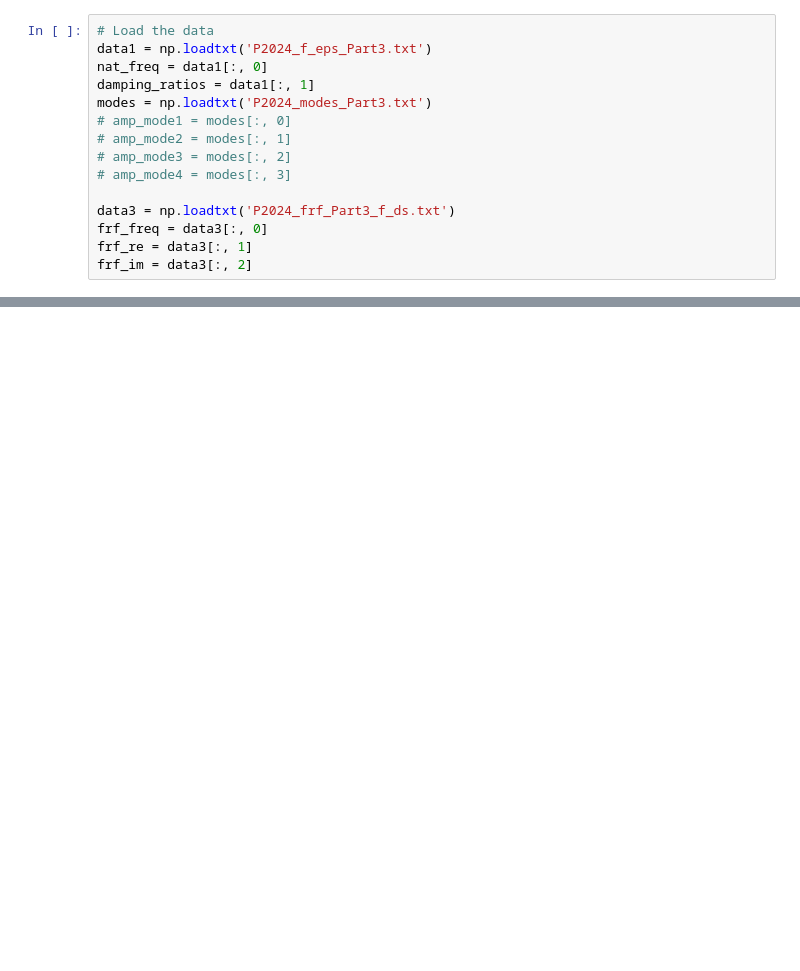
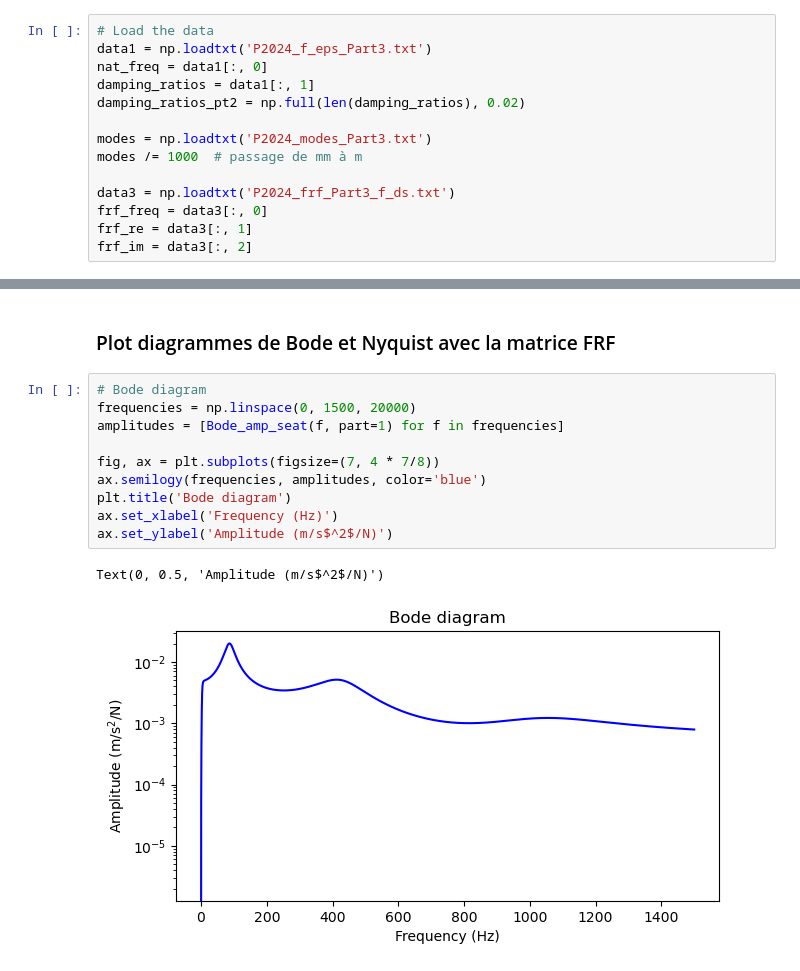
Before and after one commit to tomBeauve/DSM-Projects-code, a Jupyter notebook: Projet 3/project3.ipynb, the cells around one changed output, grey strips where cells are left out. Drawn from its saved outputs; the diff is of its cells as text; blank space fills up the shorter version.

```diff
--- a/Projet 3/project3.ipynb
+++ b/Projet 3/project3.ipynb
@@ -6,11 +10,10 @@ import matplotlib.pyplot as plt
 data1 = np.loadtxt('P2024_f_eps_Part3.txt')
 nat_freq = data1[:, 0]
 damping_ratios = data1[:, 1]
+damping_ratios_pt2 = np.full(len(damping_ratios), 0.02)
+
 modes = np.loadtxt('P2024_modes_Part3.txt')
-# amp_mode1 = modes[:, 0]
-# amp_mode2 = modes[:, 1]
-# amp_mode3 = modes[:, 2]
-# amp_mode4 = modes[:, 3]
+modes /= 1000  # passage de mm à m
 
 data3 = np.loadtxt('P2024_frf_Part3_f_ds.txt')
 frf_freq = data3[:, 0]
@@ -63,0 +134,15 @@ plt.show()
+# %% [markdown]
+### Plot diagrammes de Bode et Nyquist avec la matrice FRF
+# %%
+# Bode diagram
+frequencies = np.linspace(0, 1500, 20000)
+amplitudes = [Bode_amp_seat(f, part=1) for f in frequencies]
+
+fig, ax = plt.subplots(figsize=(7, 4 * 7/8))
+ax.semilogy(frequencies, amplitudes, color='blue')
+plt.title('Bode diagram')
+ax.set_xlabel('Frequency (Hz)')
+ax.set_ylabel('Amplitude (m/s$^2$/N)')
+# %% [output]
+Text(0, 0.5, 'Amplitude (m/s$^2$/N)')
+[figure, added]
```
Also changed, not shown: parts of 36 cells of this notebook, 1 other file.
